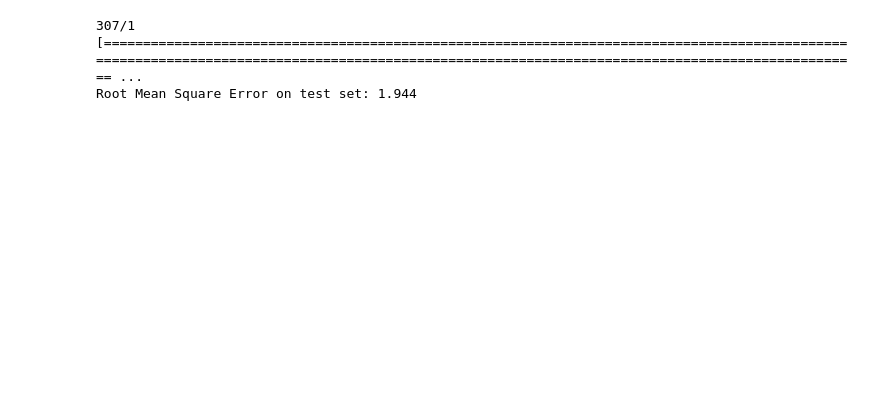
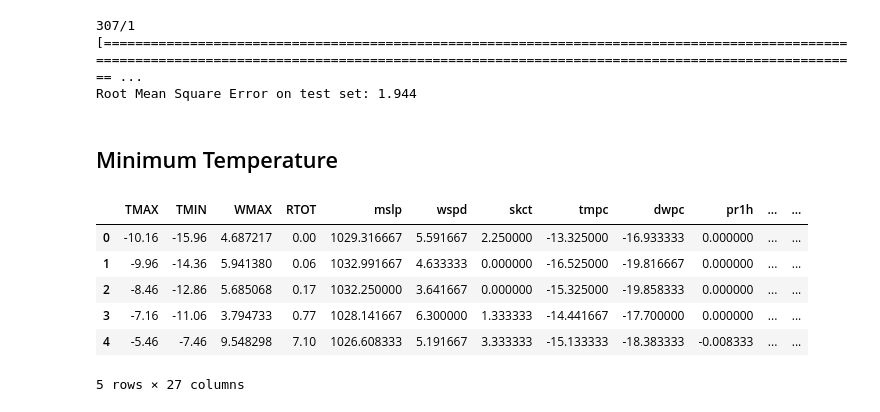
Before and after one commit to david0811/atms597_project6, a Jupyter notebook: project6_David.ipynb, the cells around one changed output. Drawn from its saved outputs; the diff is of its cells as text; code cells hidden in the pictures; blank space fills up the shorter version.

```diff
--- a/project6_David.ipynb
+++ b/project6_David.ipynb
@@ -343,3 +345,15 @@ print('Root Mean Square Error on test set: {}'.format(round(rmse, 3)))
 # %% [output]
 307/1 [================================================================================================================================================================================================= ...
 Root Mean Square Error on test set: 1.944
+# %% [markdown]
+## Minimum Temperature
+# %%
+rf_train_vars_tmin.head()
+# %% [output]
+|  | TMAX | TMIN | WMAX | RTOT | mslp | wspd | skct | tmpc | dwpc | pr1h | ... | ... |
+| 0 | -10.16 | -15.96 | 4.687217 | 0.00 | 1029.316667 | 5.591667 | 2.250000 | -13.325000 | -16.933333 | 0.000000 | ... | ... |
+| 1 | -9.96 | -14.36 | 5.941380 | 0.06 | 1032.991667 | 4.633333 | 0.000000 | -16.525000 | -19.816667 | 0.000000 | ... | ... |
+| 2 | -8.46 | -12.86 | 5.685068 | 0.17 | 1032.250000 | 3.641667 | 0.000000 | -15.325000 | -19.858333 | 0.000000 | ... | ... |
+| 3 | -7.16 | -11.06 | 3.794733 | 0.77 | 1028.141667 | 6.300000 | 1.333333 | -14.441667 | -17.700000 | 0.000000 | ... | ... |
+| 4 | -5.46 | -7.46 | 9.548298 | 7.10 | 1026.608333 | 5.191667 | 3.333333 | -15.133333 | -18.383333 | -0.008333 | ... | ... |
+5 rows × 27 columns
```
Also changed, not shown: parts of 36 cells of this notebook.
